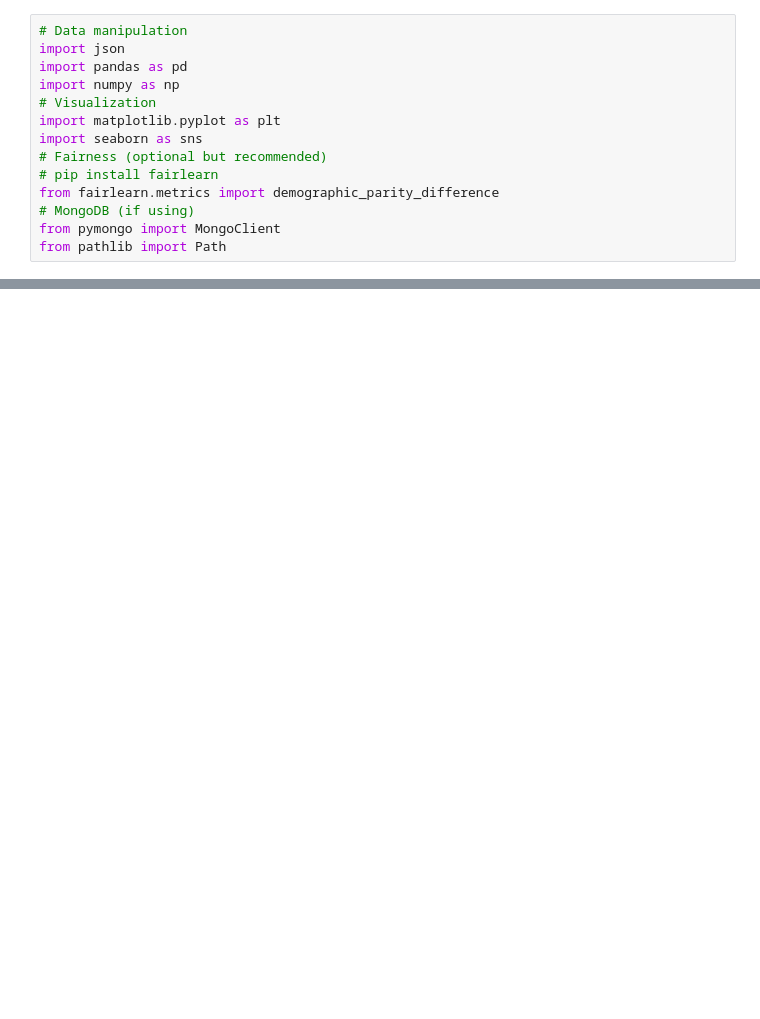
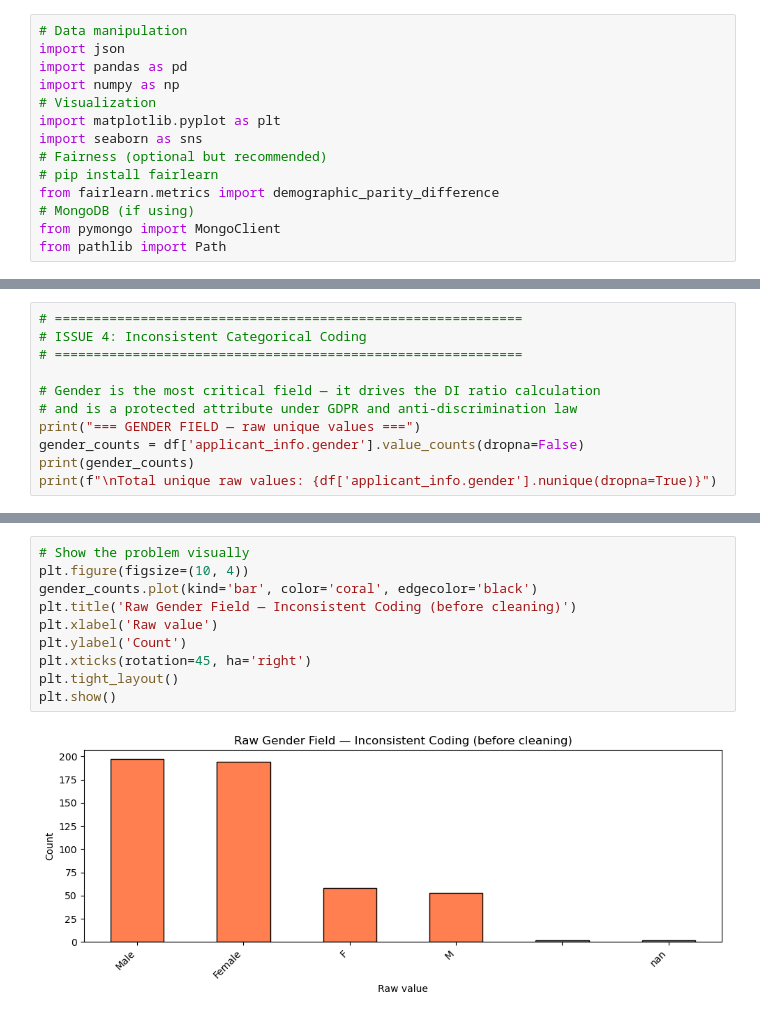
Before and after one commit to henrikpkr/dego-project-team4, a Jupyter notebook: notebooks/ 01-data-quality.ipynb, the cells around one changed output, grey strips where cells are left out. Cells and saved outputs as stored; diff of their text form; blank space fills up the shorter version.

```diff
--- a/notebooks/ 01-data-quality.ipynb
+++ b/notebooks/ 01-data-quality.ipynb
@@ -38,0 +446,11 @@ rows, cols: (502, 21)
+# %%
+# ============================================================
+# ISSUE 4: Inconsistent Categorical Coding
+# ============================================================
+
+# Gender is the most critical field — it drives the DI ratio calculation
+# and is a protected attribute under GDPR and anti-discrimination law
+print("=== GENDER FIELD — raw unique values ===")
+gender_counts = df['applicant_info.gender'].value_counts(dropna=False)
+print(gender_counts)
+print(f"\nTotal unique raw values: {df['applicant_info.gender'].nunique(dropna=True)}")
@@ -38,0 +469,12 @@ rows, cols: (502, 21)
+# %%
+# Show the problem visually
+plt.figure(figsize=(10, 4))
+gender_counts.plot(kind='bar', color='coral', edgecolor='black')
+plt.title('Raw Gender Field — Inconsistent Coding (before cleaning)')
+plt.xlabel('Raw value')
+plt.ylabel('Count')
+plt.xticks(rotation=45, ha='right')
+plt.tight_layout()
+plt.show()
+# %% [output]
+[figure, added]
```
Also changed, not shown: parts of 36 cells of this notebook.
